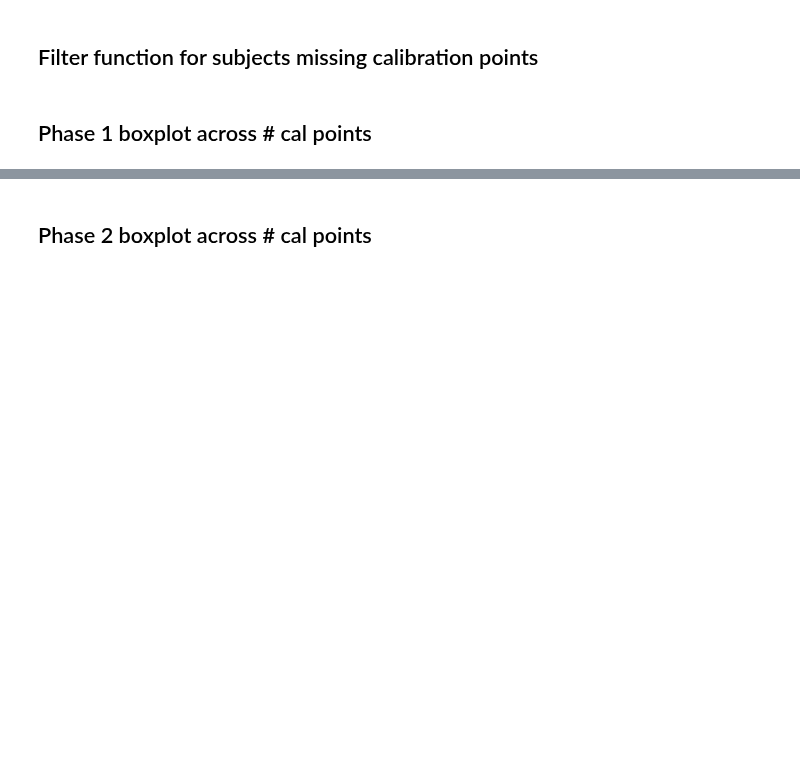
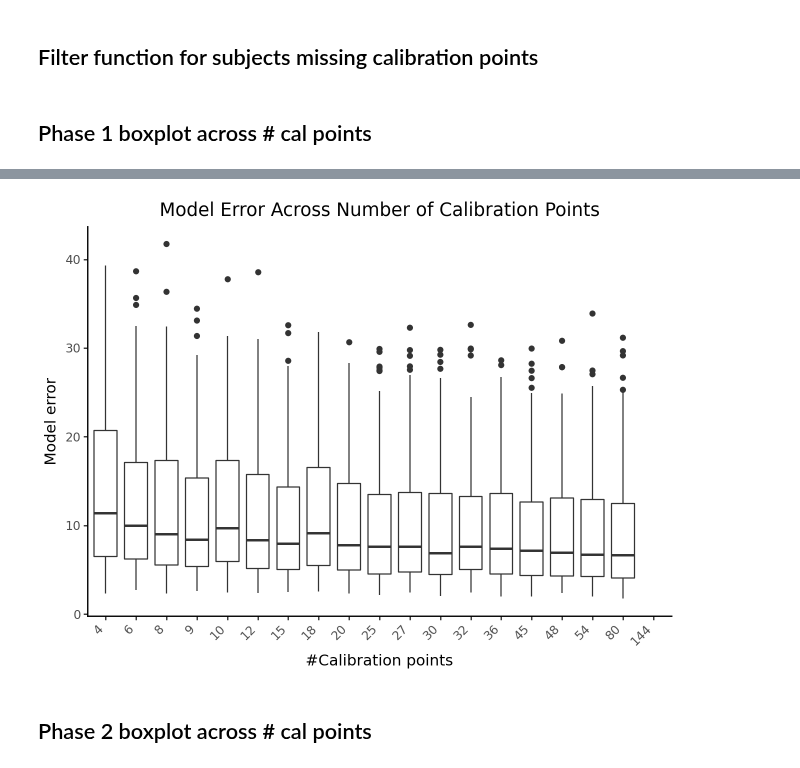
Before and after one commit to jspsych/eye-tracking-training, a Jupyter notebook: analysis/analysis-of-individual-model-run.ipynb, the cells around one changed output, grey strips where cells are left out. Saved outputs shown, nothing was run; the diff lists cells and outputs as text; code cells hidden in the pictures; blank space fills up the shorter version.

```diff
--- a/analysis/analysis-of-individual-model-run.ipynb
+++ b/analysis/analysis-of-individual-model-run.ipynb
@@ -981,7 +1048,7 @@ def filter_by_n_cal_points(features, labels, subject_ids, cal_points):
 # %% [markdown]
 ## Phase 1 boxplot across \# cal points
 # %%
-batch_losses_across_cal_phase1 = []
+batch_losses_across_cal_p1 = []
 for i, cal_config in enumerate(cols_rows_indices_scaled):
   # Make masked dataset with the cal_config
   masked_dataset_p1_config = prepare_masked_dataset(test_data_rescaled, cal_config, 1)
@@ -1009,5 +1076,5 @@ for i, cal_config in enumerate(cols_rows_indices_scaled):
       batch_point_losses = batch_point_losses[mask == 1]
 
       batch_losses_p1_config.append(batch_point_losses)
-  batch_losses_across_cal_phase1.append((cal_config, batch_losses_p1_config))
+  batch_losses_across_cal_p1.append((cal_config, batch_losses_p1_config))
 # %% [output]
@@ -1025,6 +1100,10 @@ model_losses_phase1 = [batch_losses for _, batch_losses in batch_losses_across_c
+# %%
+num_cal_points = [len(cal_config) for cal_config, _ in batch_losses_across_cal_p1]
+# %%
+model_losses_p1 = [batch_losses for _, batch_losses in batch_losses_across_cal_p1]
 # %%
-model_losses_df_data_phase1 = []
-for i, cal_config in enumerate(model_losses):  # Iterate through 19 cal_configs
+model_losses_df_data_p1 = []
+for i, cal_config in enumerate(model_losses_p1):  # Iterate through 19 cal_configs
   for j, subject_model_losses in enumerate(cal_config): # Iterate through 146 subjects
       img_count = np.count_nonzero(~np.isnan(subject_model_losses))
       row = {
@@ -1033,7 +1112,7 @@ for i, cal_config in enumerate(model_losses):  # Iterate through 19 cal_configs
           'img_count': img_count,
           'subj_mean_loss': np.mean(subject_model_losses)}
       row.update({'point_' + str(k) + '_loss': val for k, val in enumerate(subject_model_losses)})
-      model_losses_df_data_phase1.append(row)
+      model_losses_df_data_p1.append(row)
 
-model_losses_df_phase1 = pd.DataFrame(model_losses_df_phase1_data)
-model_losses_df_phase1 = model_losses_df_phase1.sort_values(by=['num_cal_points', 'subject_id'])
+model_losses_df_p1 = pd.DataFrame(model_losses_df_data_p1)
+model_losses_df_p1 = model_losses_df_p1.sort_values(by=['num_cal_points', 'subject_id'])
@@ -1044,31 +1119,33 @@ model_losses_df_phase1.to_csv('model_losses_across_cal_configs_phase1_df.csv')
 # %%
-model_losses_df_sorted_phase1 = model_losses_df_phase1.sort_values(by='num_cal_points')
+model_losses_df_sorted_p1 = model_losses_df_p1.sort_values(by='num_cal_points')
 
-ordered_cal_points_phase1 = sorted(model_losses_df_phase1['num_cal_points'].unique())
-ordered_cal_points_str_phase1 = [str(x) for x in ordered_cal_points_phase1]
+ordered_cal_points_p1 = sorted(model_losses_df_p1['num_cal_points'].unique())
+ordered_cal_points_str_p1 = [str(x) for x in ordered_cal_points_p1]
 
-model_losses_df_sorted_phase1['num_cal_points_cat'] = pd.Categorical(
-    model_losses_df_sorted_phase1['num_cal_points'].astype(str),
-    categories=ordered_cal_points_str_phase1,
+model_losses_df_sorted_p1['num_cal_points_cat'] = pd.Categorical(
+    model_losses_df_sorted_p1['num_cal_points'].astype(str),
+    categories=ordered_cal_points_str_p1,
     ordered=True
 )
 
-model_losses_across_cal_configs_phase1_boxplot = (
-    ggplot(model_losses_df_sorted_phase1, aes(x='num_cal_points_cat', y='subj_mean_loss'))
+model_losses_across_cal_configs_p1_boxplot = (
+    ggplot(model_losses_df_sorted_p1, aes(x='num_cal_points_cat', y='subj_mean_loss'))
     + geom_boxplot()
     + labs(
         title="Model Error Across Number of Calibration Points",
         x="#Calibration points",
         y="Model error"
     )
     + theme_classic()
     + theme(
         plot_title=element_text(hjust=0.5),
         axis_text_x=element_text(angle=45, hjust=1)
     )
 )
 
-model_losses_across_cal_configs_phase1_boxplot
+model_losses_across_cal_configs_p1_boxplot
+# %% [output]
+[figure, added]
 # %% [markdown]
 ## Phase 2 boxplot across \# cal points
 # %%
```
Also changed, not shown: parts of 26 cells of this notebook.
